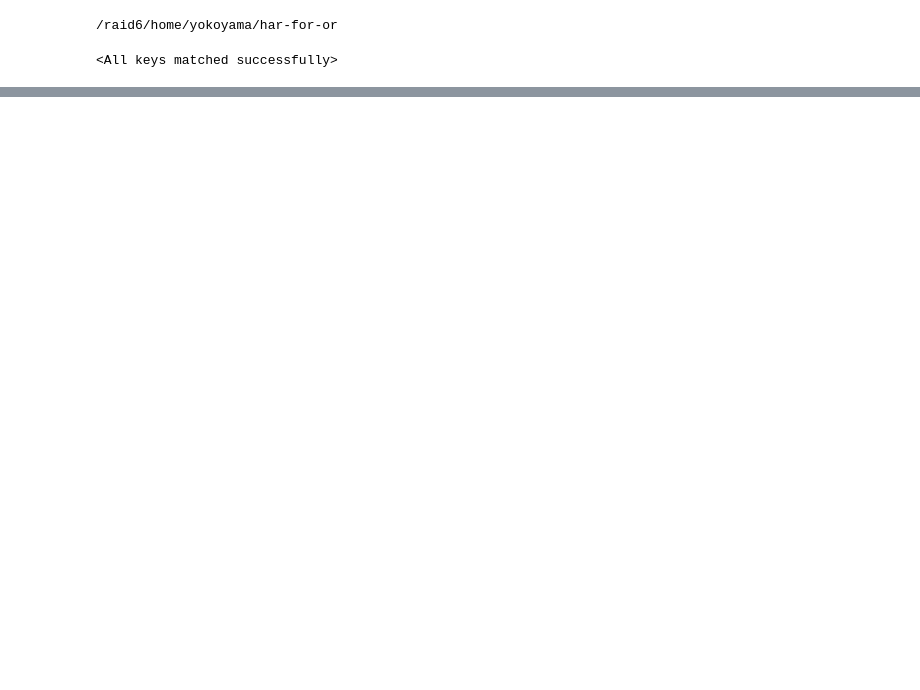
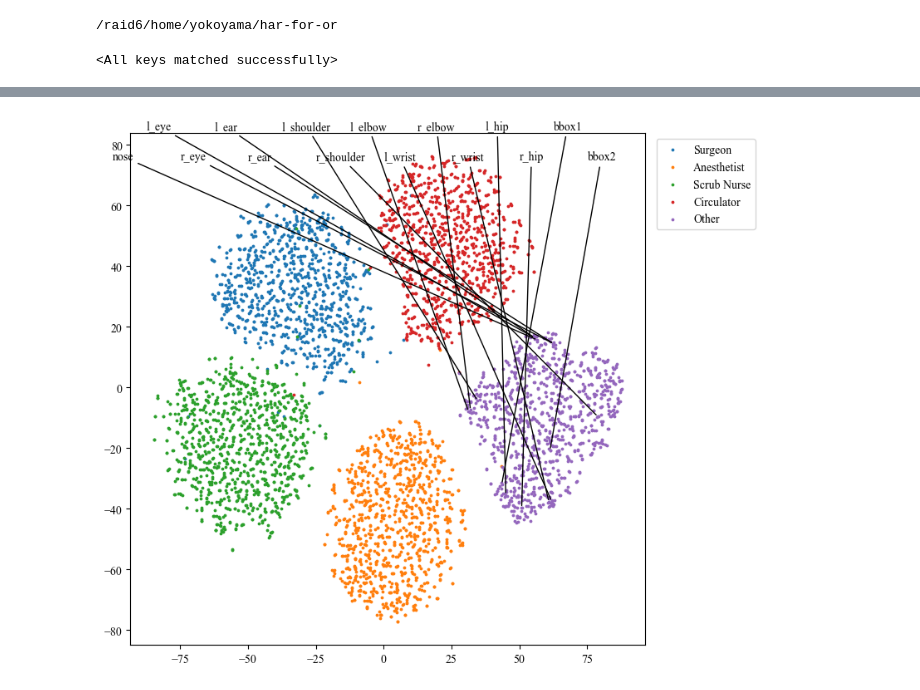
Before and after one commit to kojikojiprg/har-for-or, a Jupyter notebook: notebooks/pred_invididual.ipynb, the cells around one changed output, grey strips where cells are left out. Saved outputs shown, nothing was run; the diff lists cells and outputs as text; code cells hidden in the pictures; blank space fills up the shorter version.

```diff
--- a/notebooks/pred_invididual.ipynb
+++ b/notebooks/pred_invididual.ipynb
@@ -257,0 +283,6 @@ for label, counts in latent_idx_counts.items():
+# %%
+books = {i: book.detach().cpu().numpy() for i, book in enumerate(model.quantizer.books)}
+X = np.array([book for book in books.values()]).reshape(-1, config.latent_ndim)
+labels = np.array(
+    [[c for _ in range(config.book_size)] for c in range(config.n_clusters)]
+).ravel()
@@ -257,0 +313,64 @@ for label, counts in latent_idx_counts.items():
+# %%
+from sklearn.manifold import TSNE
+
+def plot_tsne(
+    target_label,
+    target_book_idxs,
+    X,
+    labels,
+    classes,
+    perplexity=10,
+    figpath=None,
+    is_show=False,
+    cmap="tab10",
+    lut=None,
+    legend=True,
+):
+    tsne = TSNE(n_components=2, random_state=42, perplexity=perplexity, max_iter=1000)
+    embedded = tsne.fit_transform(X)
+    unique_labels = np.unique(labels)
+    cm = plt.get_cmap(cmap, lut)
+    plt.figure(figsize=(8, 8))
+    for label in unique_labels:
+        x = embedded[labels == label]
+        if lut is not None:
+            ci = np.where(unique_labels == label)[0].item()
+        else:
+            ci = int(label)
+        c = cm(ci)
+        plt.scatter(x.T[0], x.T[1], s=3, c=c, label=classes[label])
+
+        if label == target_label:
+            for i, idx in enumerate(target_book_idxs):
+                xi = x.T[0, idx]
+                yi = x.T[1, idx]
+                txt = point_texts[i][0]
+                txt_xy = point_texts[i][1]
+                plt.annotate(
+                    txt,
+                    (xi, yi),
+                    txt_xy,
+                    arrowprops=dict(
+                        arrowstyle="-",
+                        # width=0.05,
+                        # headwidth=0.05,
+                        # headlength=0.05,
+                        connectionstyle="arc3",
+                        facecolor="black",
+                        edgecolor="black",
+                    ),
+                )
+    if legend:
+        plt.legend(bbox_to_anchor=(1.01, 1), loc="upper left")
+    if figpath is not None:
+        plt.savefig(figpath, bbox_inches="tight", dpi=300)
+    if is_show:
+        plt.show()
+    plt.close()
+
+
+plot_tsne(
+    target_label, target_book_idxs, X, labels, classes, is_show=True, cmap="tab10"
+)
+# %% [output]
+[figure, added]
```
Also changed, not shown: parts of 12 cells of this notebook.
